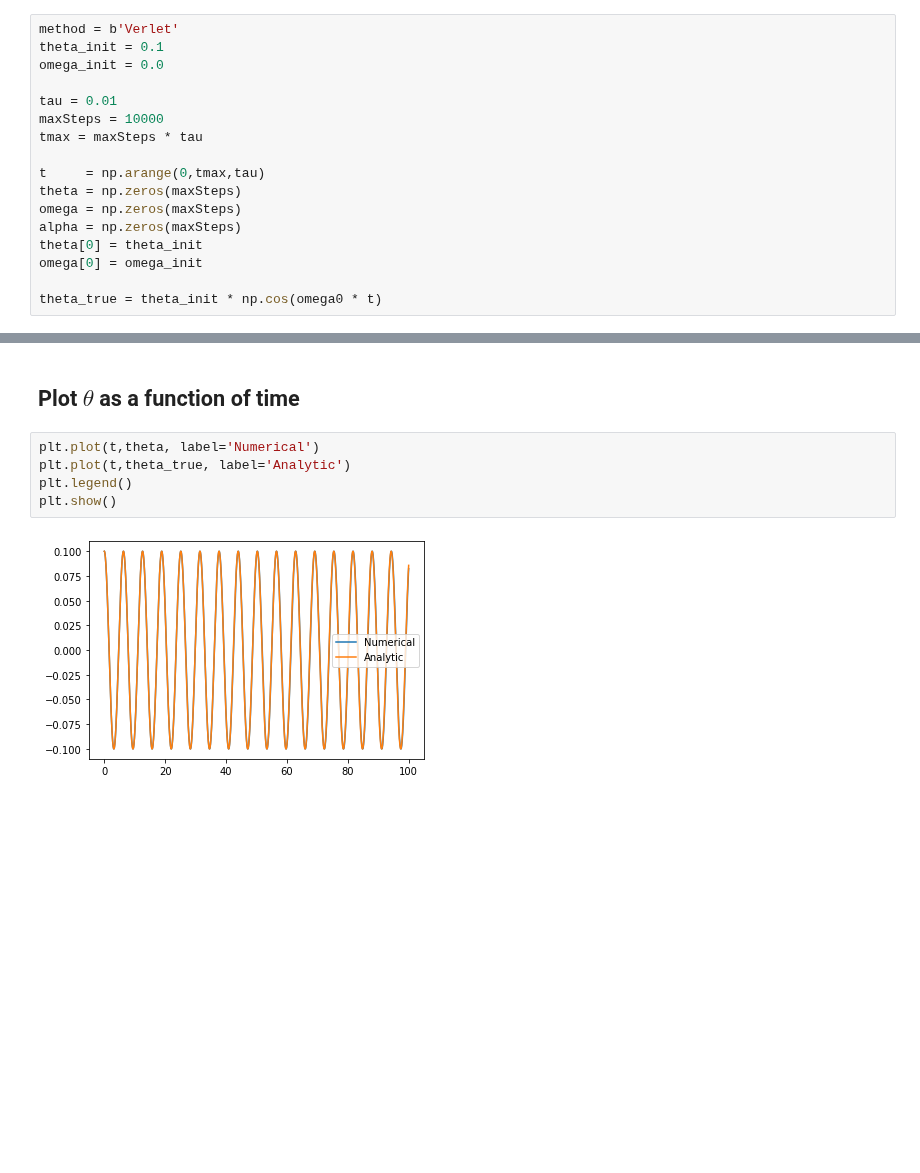
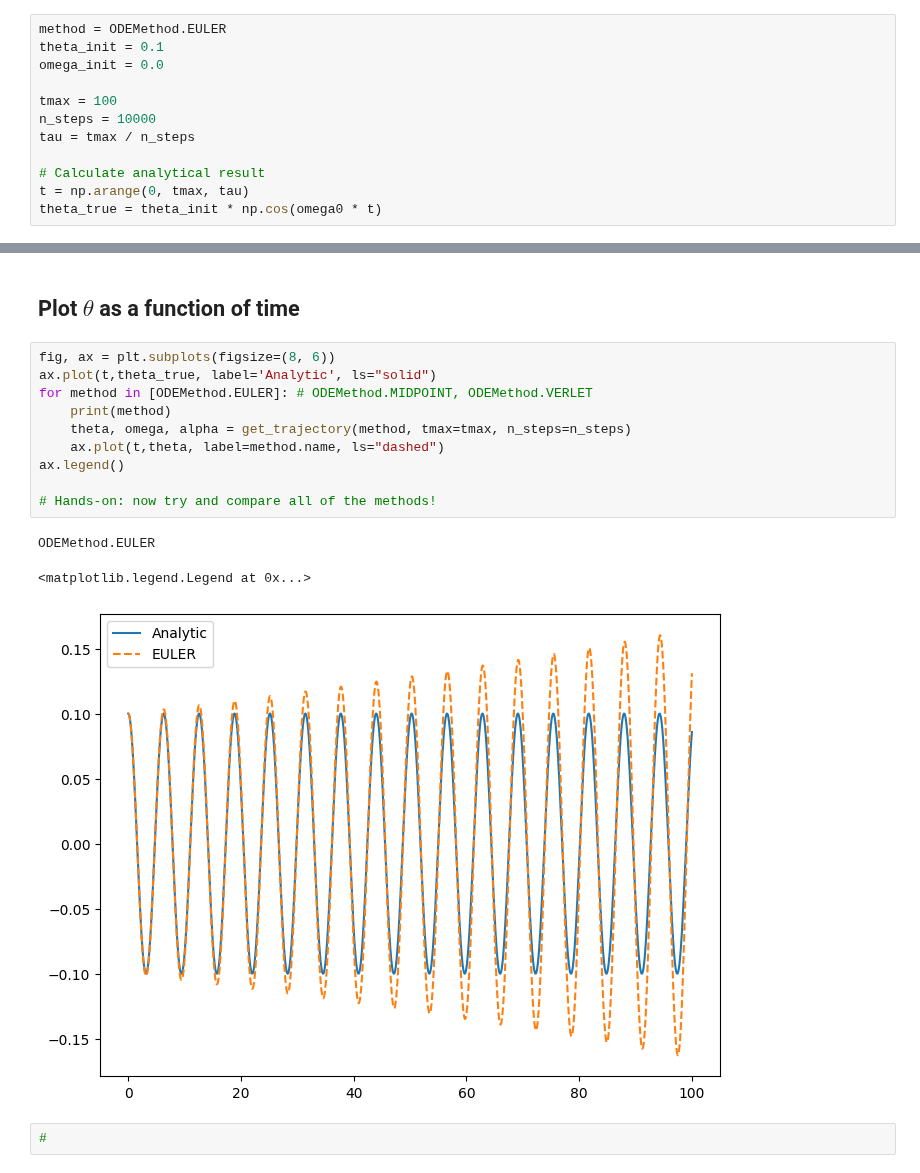
Before and after one commit to ubsuny/CompPhys, a Jupyter notebook: ODEs/pendulum.ipynb, the cells around one changed output, grey strips where cells are left out. Saved outputs shown, nothing was run; the diff lists cells and outputs as text; blank space fills up the shorter version.

```diff
--- a/ODEs/pendulum.ipynb
+++ b/ODEs/pendulum.ipynb
@@ -50,21 +50,16 @@ omega0 = 1.0
 # %% [markdown]
 ## Set initial conditions and initialize trajectory
 # %%
-method = b'Verlet'
+method = ODEMethod.EULER
 theta_init = 0.1
 omega_init = 0.0
 
-tau = 0.01
-maxSteps = 10000
-tmax = maxSteps * tau
+tmax = 100
+n_steps = 10000
+tau = tmax / n_steps
 
-t     = np.arange(0,tmax,tau)
-theta = np.zeros(maxSteps)
-omega = np.zeros(maxSteps)
-alpha = np.zeros(maxSteps)
-theta[0] = theta_init
-omega[0] = omega_init
-
+# Calculate analytical result
+t = np.arange(0, tmax, tau)
 theta_true = theta_init * np.cos(omega0 * t)
 # %% [markdown]
 ## Define a "wrap" function when the pendulum turns over (for plotting)
@@ -106,9 +117,18 @@ for iStep in np.arange(1,maxSteps) :
 # %% [markdown]
 ## Plot $\theta$ as a function of time
-# %%
-plt.plot(t,theta, label='Numerical')
-plt.plot(t,theta_true, label='Analytic')
-plt.legend()
-plt.show()
-# %% [output]
-[figure, removed]
+# %%
+fig, ax = plt.subplots(figsize=(8, 6))
+ax.plot(t,theta_true, label='Analytic', ls="solid")
+for method in [ODEMethod.EULER]: # ODEMethod.MIDPOINT, ODEMethod.VERLET
+    print(method)
+    theta, omega, alpha = get_trajectory(method, tmax=tmax, n_steps=n_steps)
+    ax.plot(t,theta, label=method.name, ls="dashed")
+ax.legend()
+
+# Hands-on: now try and compare all of the methods!
+# %% [output]
+ODEMethod.EULER
+<matplotlib.legend.Legend at 0x...>
+[figure, added]
+# %%
+#
```
Also changed, not shown: parts of 1 cell of this notebook, 4 other files.
